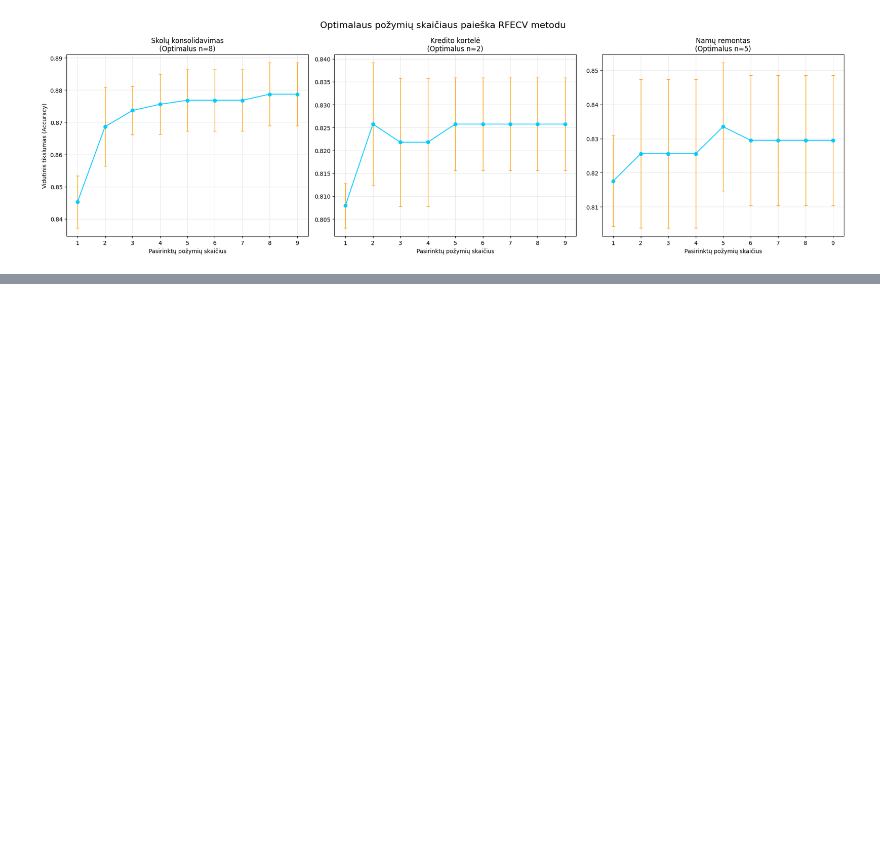
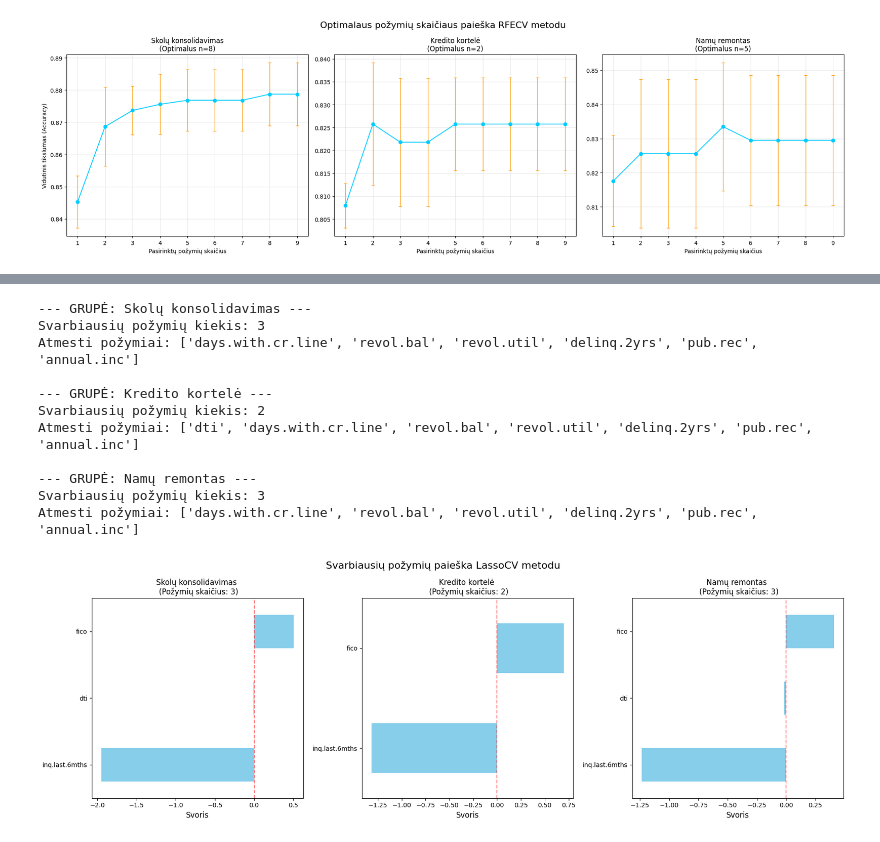
Before and after one commit to EvelinaDu/Papildomi_duomenu_vizualizavimo_skyriai, a Jupyter notebook: 3_laboratorinis/main.ipynb, the cells around one changed output, grey strips where cells are left out. Drawn from its saved outputs; the diff is of its cells as text; code cells hidden in the pictures; blank space fills up the shorter version.

Commit message:
Added LassoCV for feature selection

```diff
--- a/3_laboratorinis/main.ipynb
+++ b/3_laboratorinis/main.ipynb
@@ -176,0 +190,63 @@ Geriausi požymiai: ['dti', 'fico', 'days.with.cr.line', 'revol.bal', 'inq.last.
+# %%
+debt_consolidation_data = debt_consolidation_data.drop(columns=['purpose'])
+credit_card_data = credit_card_data.drop(columns=['purpose'])
+home_improvement_data = home_improvement_data.drop(columns=['purpose'])
+# %%
+purposes_list = [
+    (debt_consolidation_data, "Skolų konsolidavimas"),
+    (credit_card_data, "Kredito kortelė"),
+    (home_improvement_data, "Namų remontas")
+]
+
+file_names = ["LassoCV_debt_consolidation.csv", "LassoCV_credit_card.csv", "LassoCV_home_improvement.csv"]
+
+
+fig, axes = plt.subplots(1, 3, figsize=(18, 6))
+
+for i, (df, title) in enumerate(purposes_list):
+
+    X = df.drop(columns=['credit.policy', 'not.fully.paid'])
+    y = df['credit.policy']
+
+    lasso = LassoCV(cv=5, random_state=2026, max_iter=10000).fit(X, y)
+
+    coef = pd.Series(lasso.coef_, index=X.columns)
+
+    important_features = coef[coef != 0].index.tolist()
+    df_filtered = df[important_features + ['credit.policy']].copy()
+    df_filtered.to_csv(file_names[i], index=False)
+
+    imp_coef = coef[coef != 0].sort_values()
+
+    if not imp_coef.empty:
+        imp_coef.plot(kind="barh", ax=axes[i], color='skyblue')
+        axes[i].set_title(f"{title} \n (Požymių skaičius: {len(imp_coef)})")
+        axes[i].axvline(x=0, color='red', linestyle='--', alpha=0.5)
+    else:
+        axes[i].text(0.5, 0.5, "Reikšmingų požymių nerasta", ha='center')
+        axes[i].set_title(title)
+
+    axes[i].set_xlabel("Svoris", fontsize=12)
+
+
+    rejected = coef[coef == 0].index.tolist()
+    print(f"--- GRUPĖ: {title} ---")
+    print(f"Svarbiausių požymių kiekis: {len(imp_coef)}")
+    print(f"Atmesti požymiai: {rejected}\n")
+
+plt.suptitle("Svarbiausių požymių paieška LassoCV metodu", fontsize=16)
+plt.tight_layout()
+plt.show()
+# %% [output]
+--- GRUPĖ: Skolų konsolidavimas ---
+Svarbiausių požymių kiekis: 3
+Atmesti požymiai: ['days.with.cr.line', 'revol.bal', 'revol.util', 'delinq.2yrs', 'pub.rec', 'annual.inc']
+
+--- GRUPĖ: Kredito kortelė ---
+Svarbiausių požymių kiekis: 2
+Atmesti požymiai: ['dti', 'days.with.cr.line', 'revol.bal', 'revol.util', 'delinq.2yrs', 'pub.rec', 'annual.inc']
+
+--- GRUPĖ: Namų remontas ---
+Svarbiausių požymių kiekis: 3
+Atmesti požymiai: ['days.with.cr.line', 'revol.bal', 'revol.util', 'delinq.2yrs', 'pub.rec', 'annual.inc']
+[figure, added]
```
Also changed, not shown: parts of 4 cells of this notebook, 3 other files.
